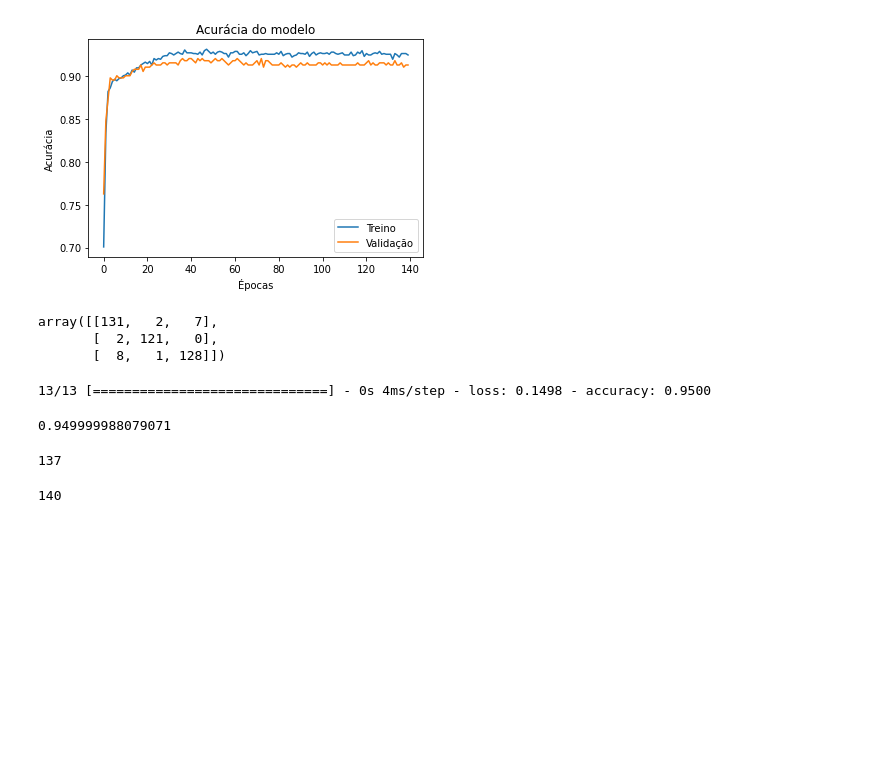
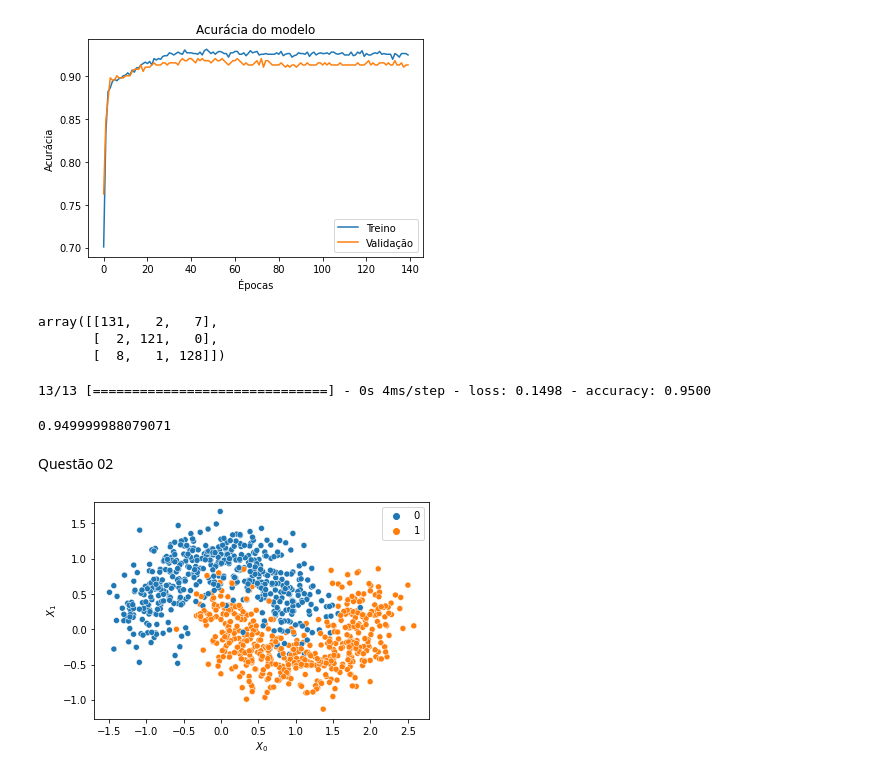
Before and after one commit to ricardomarra/machine-learning, a Jupyter notebook: lista de exercícios 04/códigos_lista_04.ipynb, the cells around one changed output. Cells and saved outputs as stored; diff of their text form; code cells hidden in the pictures; blank space fills up the shorter version.

```diff
--- a/lista de exercícios 04/códigos_lista_04.ipynb
+++ b/lista de exercícios 04/códigos_lista_04.ipynb
@@ -101,11 +97,5 @@ history_dict['model_10'].evaluate(X_test, y_test)[1]
 # %% [output]
 13/13 [==============================] - 0s 4ms/step - loss: 0.1498 - accuracy: 0.9500
 0.949999988079071
-# %%
-(y_ori == 2).sum()
-# %% [output]
-137
-# %%
-len(history_dict[10].history['accuracy'])
-# %% [output]
-140
+# %% [markdown]
+Questão 02
@@ -111,0 +147,13 @@ len(history_dict[10].history['accuracy'])
+# %%
+X_train, y_train = make_moons(n_samples = 1000, noise = 0.25, random_state = 0)
+X_test, y_test = make_moons(n_samples = 400, noise = 0.2, random_state = 0)
+
+sns.scatterplot(x = X_train[:, 0], y = X_train[:, 1], hue = y_train)
+plt.xlabel('$X_0$')
+plt.ylabel('$X_1$')
+
+plt.legend()
+plt.savefig('images/plotq3a')
+plt.show()
+# %% [output]
+[figure, added]
```
Also changed, not shown: parts of 10 cells of this notebook, 8 other files.
